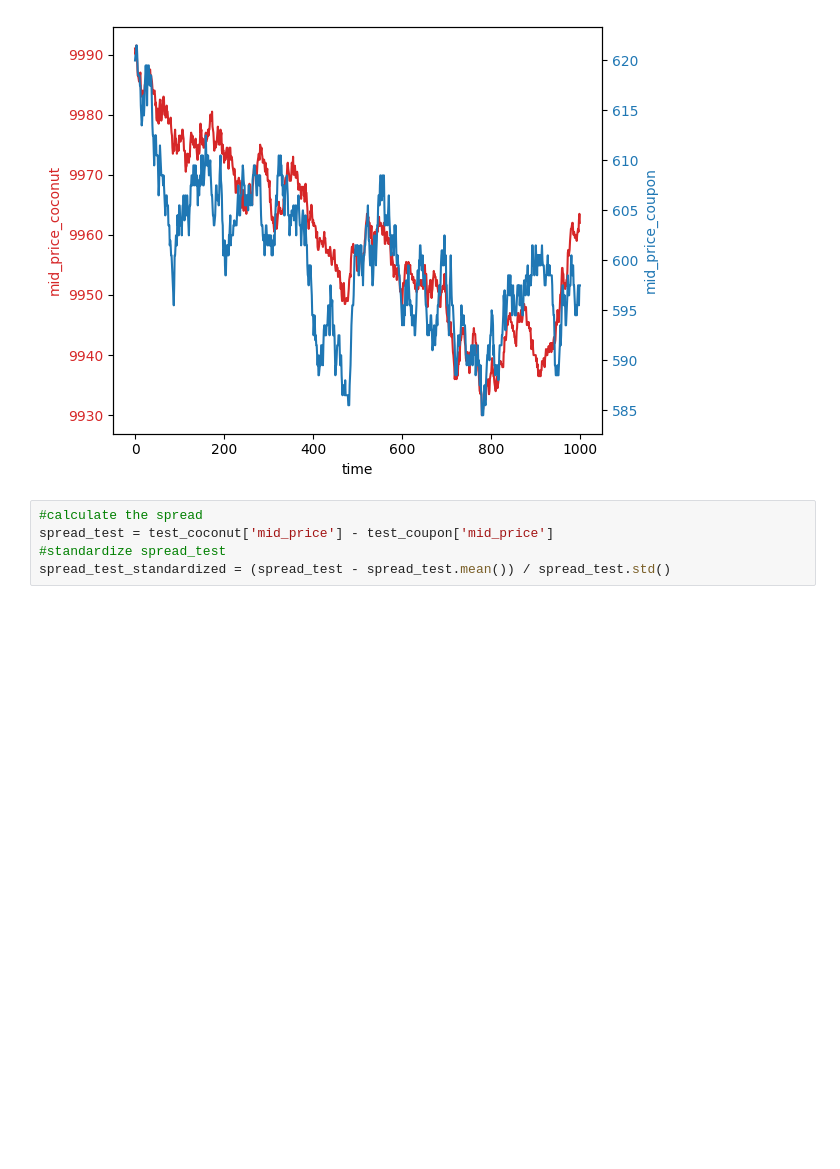
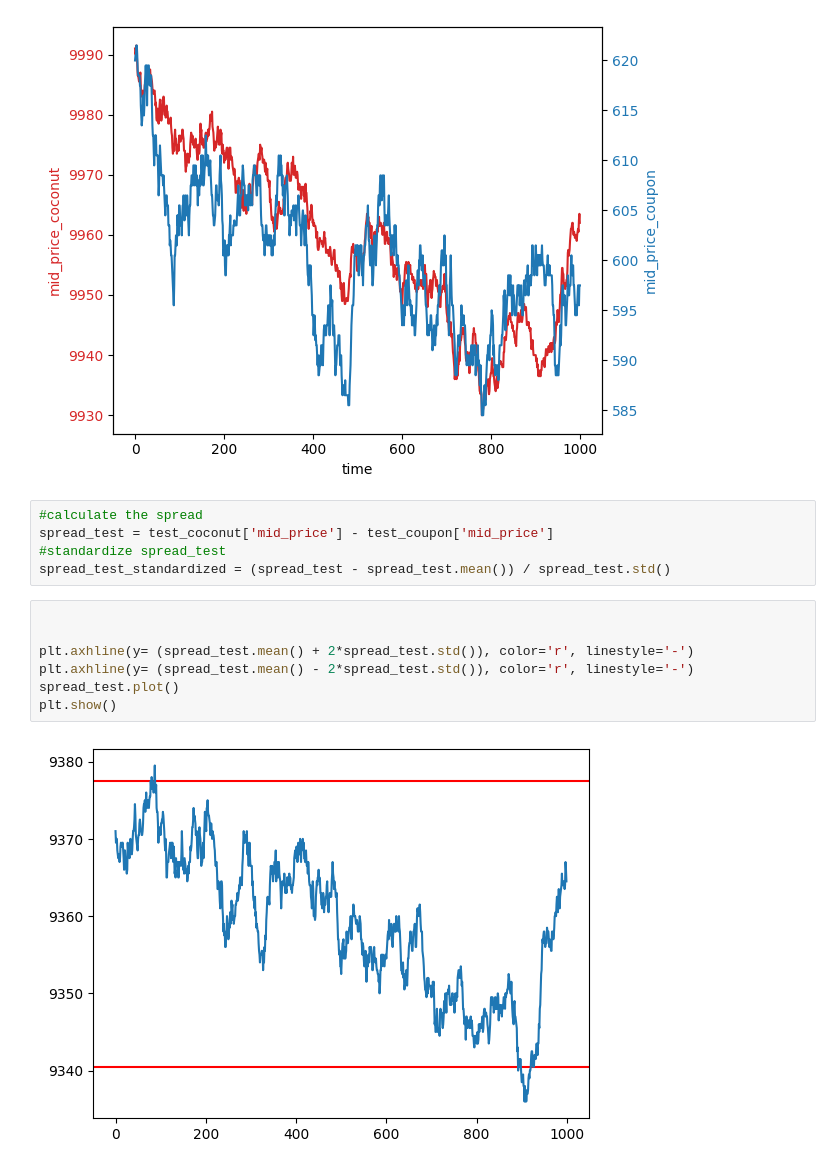
Before and after one commit to AlessandroMagna/prosperity-algo-trading, a Jupyter notebook: notebooks/Prosp_Round4.ipynb, the cells around one changed output. Cells and saved outputs as stored; diff of their text form; blank space fills up the shorter version.

```diff
--- a/notebooks/Prosp_Round4.ipynb
+++ b/notebooks/Prosp_Round4.ipynb
@@ -213,3 +213,12 @@ plt.show()
 spread_test = test_coconut['mid_price'] - test_coupon['mid_price']
 #standardize spread_test
 spread_test_standardized = (spread_test - spread_test.mean()) / spread_test.std()
+# %%
+
+
+plt.axhline(y= (spread_test.mean() + 2*spread_test.std()), color='r', linestyle='-')
+plt.axhline(y= (spread_test.mean() - 2*spread_test.std()), color='r', linestyle='-')
+spread_test.plot()
+plt.show()
+# %% [output]
+[figure, added]
```
Also changed, not shown: parts of 7 cells of this notebook, 2 other files.
